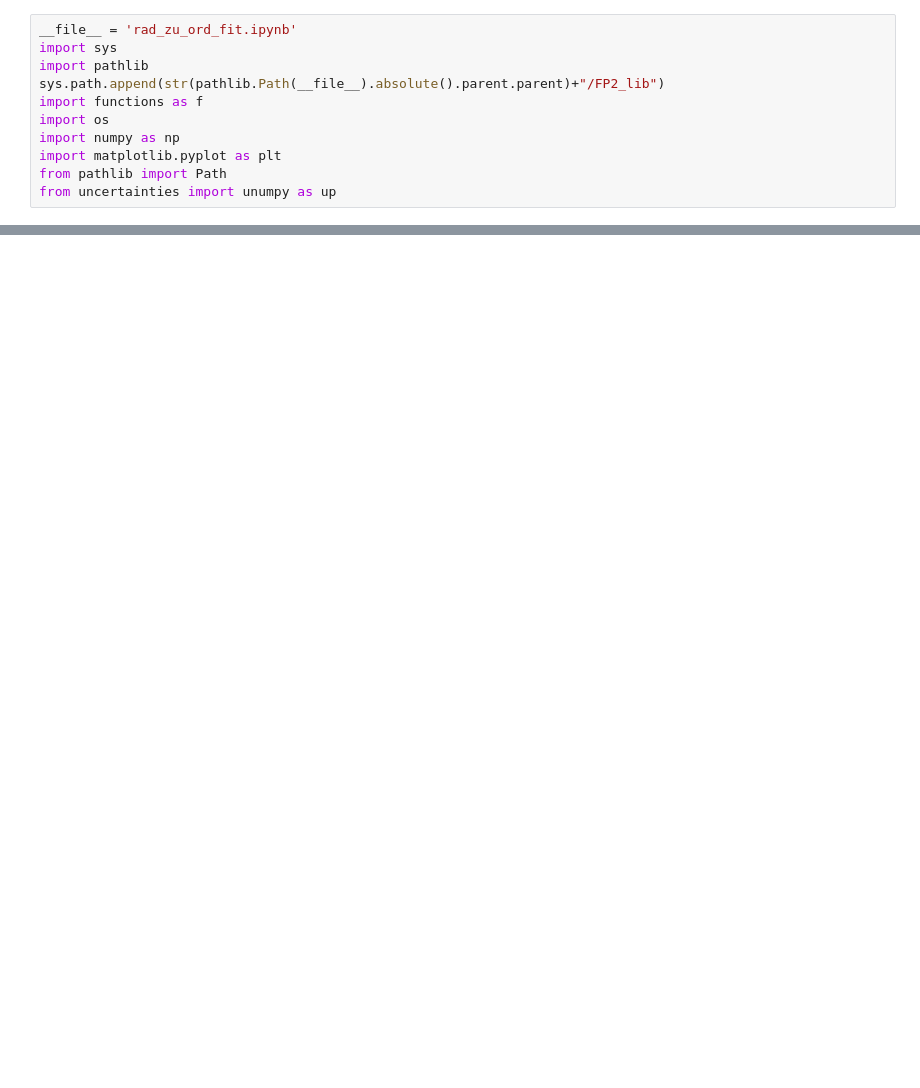
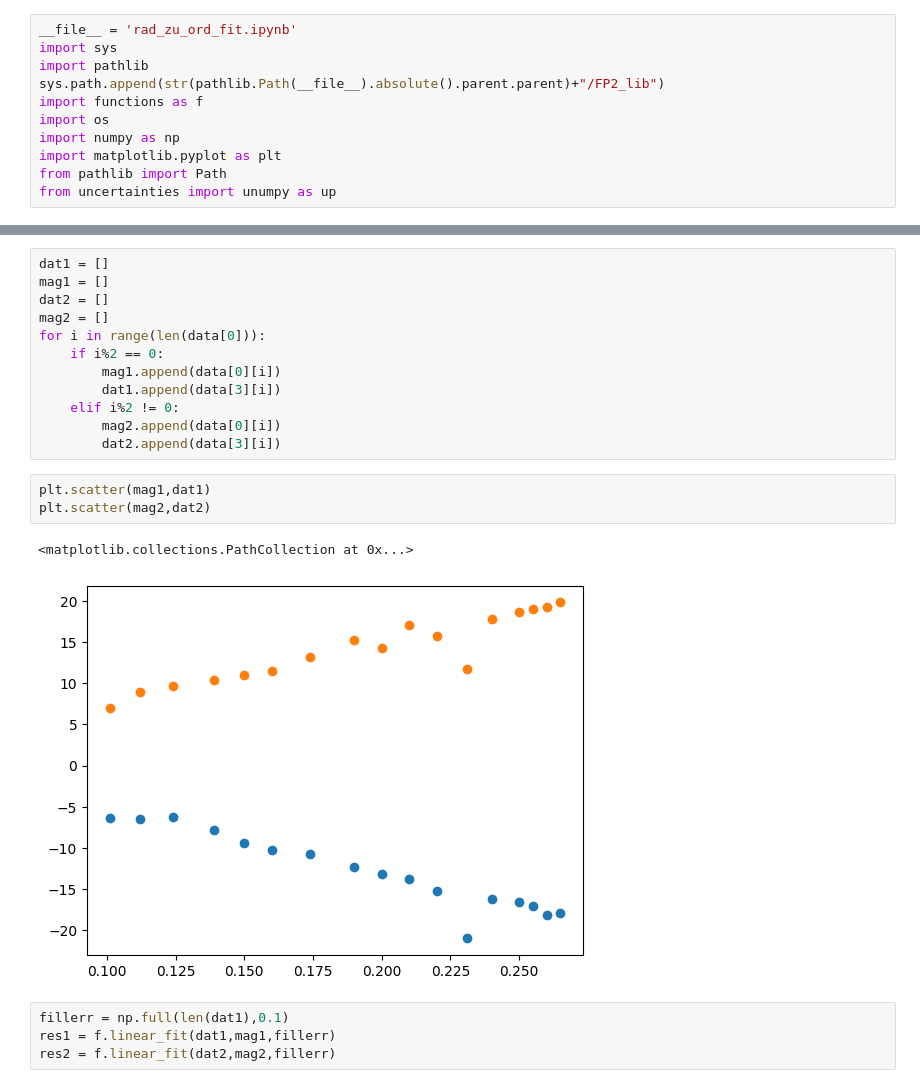
Before and after one commit to Friedrich-Jahns/Fortgeschrittenen-Praktikum-Physik, a Jupyter notebook: FP2_Zeemann/borsch_mag/borsch_mag.ipynb, the cells around one changed output, grey strips where cells are left out. Drawn from its saved outputs; the diff is of its cells as text; blank space fills up the shorter version.

```diff
--- a/FP2_Zeemann/borsch_mag/borsch_mag.ipynb
+++ b/FP2_Zeemann/borsch_mag/borsch_mag.ipynb
@@ -17,0 +20,22 @@ ValueError: Some errors were detected !
+# %%
+dat1 = []
+mag1 = []
+dat2 = []
+mag2 = []
+for i in range(len(data[0])):
+    if i%2 == 0:
+        mag1.append(data[0][i])
+        dat1.append(data[3][i])
+    elif i%2 != 0:
+        mag2.append(data[0][i])
+        dat2.append(data[3][i])
+# %%
+plt.scatter(mag1,dat1)
+plt.scatter(mag2,dat2)
+# %% [output]
+<matplotlib.collections.PathCollection at 0x...>
+[figure, added]
+# %%
+fillerr = np.full(len(dat1),0.1)
+res1 = f.linear_fit(dat1,mag1,fillerr)
+res2 = f.linear_fit(dat2,mag2,fillerr)
```
Also changed, not shown: parts of 3 cells of this notebook, 2 other files.
